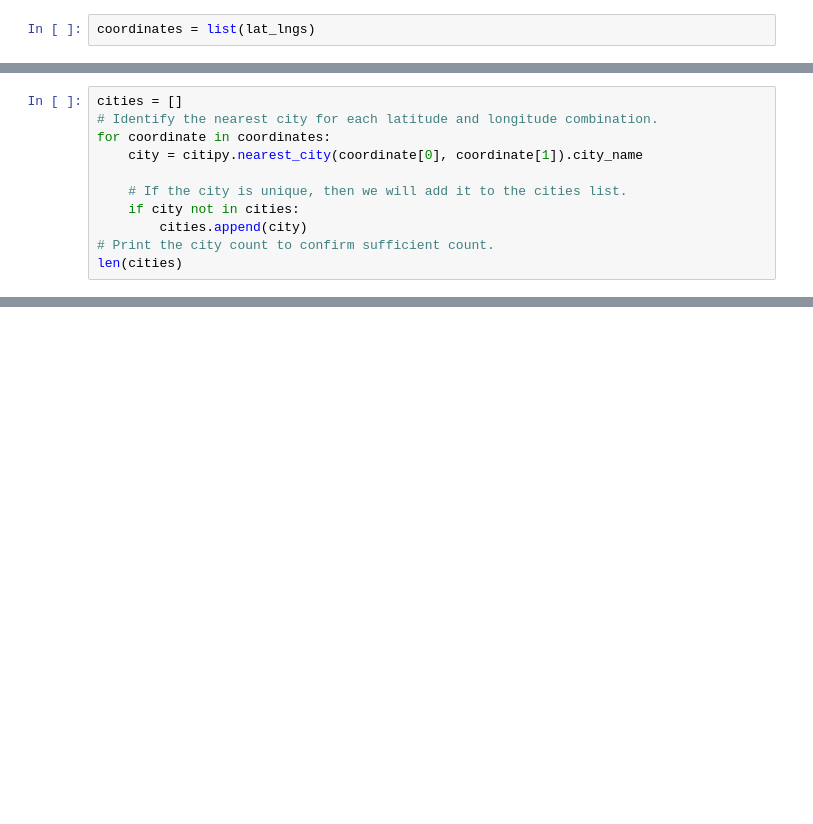
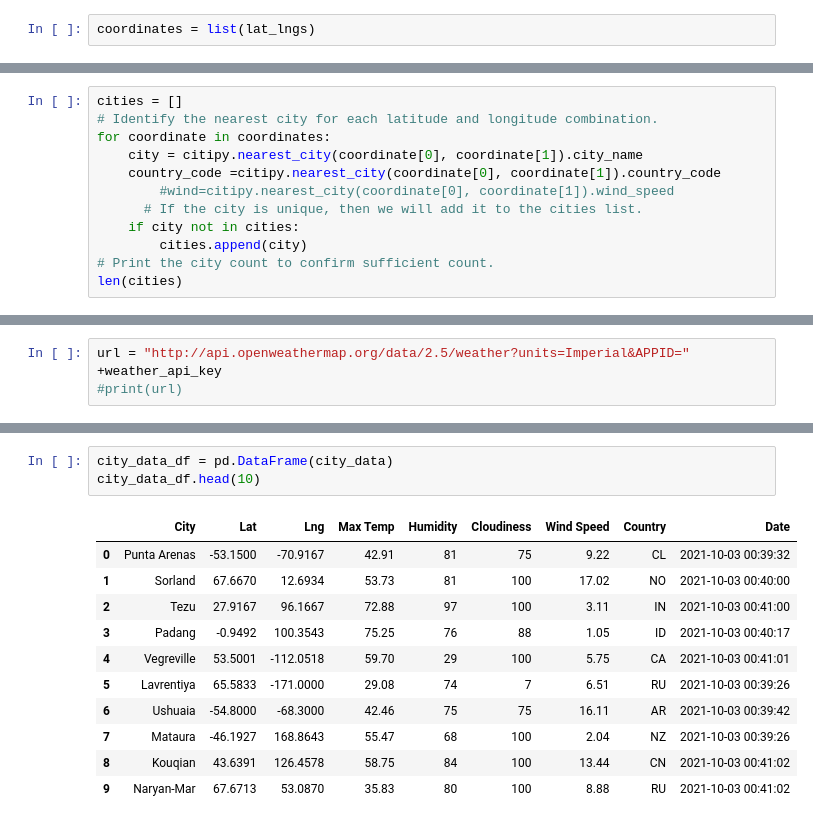
Before and after one commit to maryamt95/World_Weather_Analysis, a Jupyter notebook: WeatherPy.ipynb, the cells around one changed output, grey strips where cells are left out. Drawn from its saved outputs; the diff is of its cells as text; blank space fills up the shorter version.

```diff
--- a/WeatherPy.ipynb
+++ b/WeatherPy.ipynb
@@ -18,8 +20,9 @@ cities = []
 # Identify the nearest city for each latitude and longitude combination.
 for coordinate in coordinates:
     city = citipy.nearest_city(coordinate[0], coordinate[1]).city_name
-
-    # If the city is unique, then we will add it to the cities list.
+    country_code =citipy.nearest_city(coordinate[0], coordinate[1]).country_code
+        #wind=citipy.nearest_city(coordinate[0], coordinate[1]).wind_speed
+      # If the city is unique, then we will add it to the cities list.
     if city not in cities:
         cities.append(city)
 # Print the city count to confirm sufficient count.
@@ -28,0 +34,3 @@ len(cities)
+# %%
+url = "http://api.openweathermap.org/data/2.5/weather?units=Imperial&APPID=" +weather_api_key
+#print(url)
@@ -28,0 +112,15 @@ len(cities)
+# %%
+city_data_df = pd.DataFrame(city_data)
+city_data_df.head(10)
+# %% [output]
+|  | City | Lat | Lng | Max Temp | Humidity | Cloudiness | Wind Speed | Country | Date |
+| 0 | Punta Arenas | -53.1500 | -70.9167 | 42.91 | 81 | 75 | 9.22 | CL | 2021-10-03 00:39:32 |
+| 1 | Sorland | 67.6670 | 12.6934 | 53.73 | 81 | 100 | 17.02 | NO | 2021-10-03 00:40:00 |
+| 2 | Tezu | 27.9167 | 96.1667 | 72.88 | 97 | 100 | 3.11 | IN | 2021-10-03 00:41:00 |
+| 3 | Padang | -0.9492 | 100.3543 | 75.25 | 76 | 88 | 1.05 | ID | 2021-10-03 00:40:17 |
+| 4 | Vegreville | 53.5001 | -112.0518 | 59.70 | 29 | 100 | 5.75 | CA | 2021-10-03 00:41:01 |
+| 5 | Lavrentiya | 65.5833 | -171.0000 | 29.08 | 74 | 7 | 6.51 | RU | 2021-10-03 00:39:26 |
+| 6 | Ushuaia | -54.8000 | -68.3000 | 42.46 | 75 | 75 | 16.11 | AR | 2021-10-03 00:39:42 |
+| 7 | Mataura | -46.1927 | 168.8643 | 55.47 | 68 | 100 | 2.04 | NZ | 2021-10-03 00:39:26 |
+| 8 | Kouqian | 43.6391 | 126.4578 | 58.75 | 84 | 100 | 13.44 | CN | 2021-10-03 00:41:02 |
+| 9 | Naryan-Mar | 67.6713 | 53.0870 | 35.83 | 80 | 100 | 8.88 | RU | 2021-10-03 00:41:02 |
```
Also changed, not shown: parts of 8 cells of this notebook, 5 other files.
